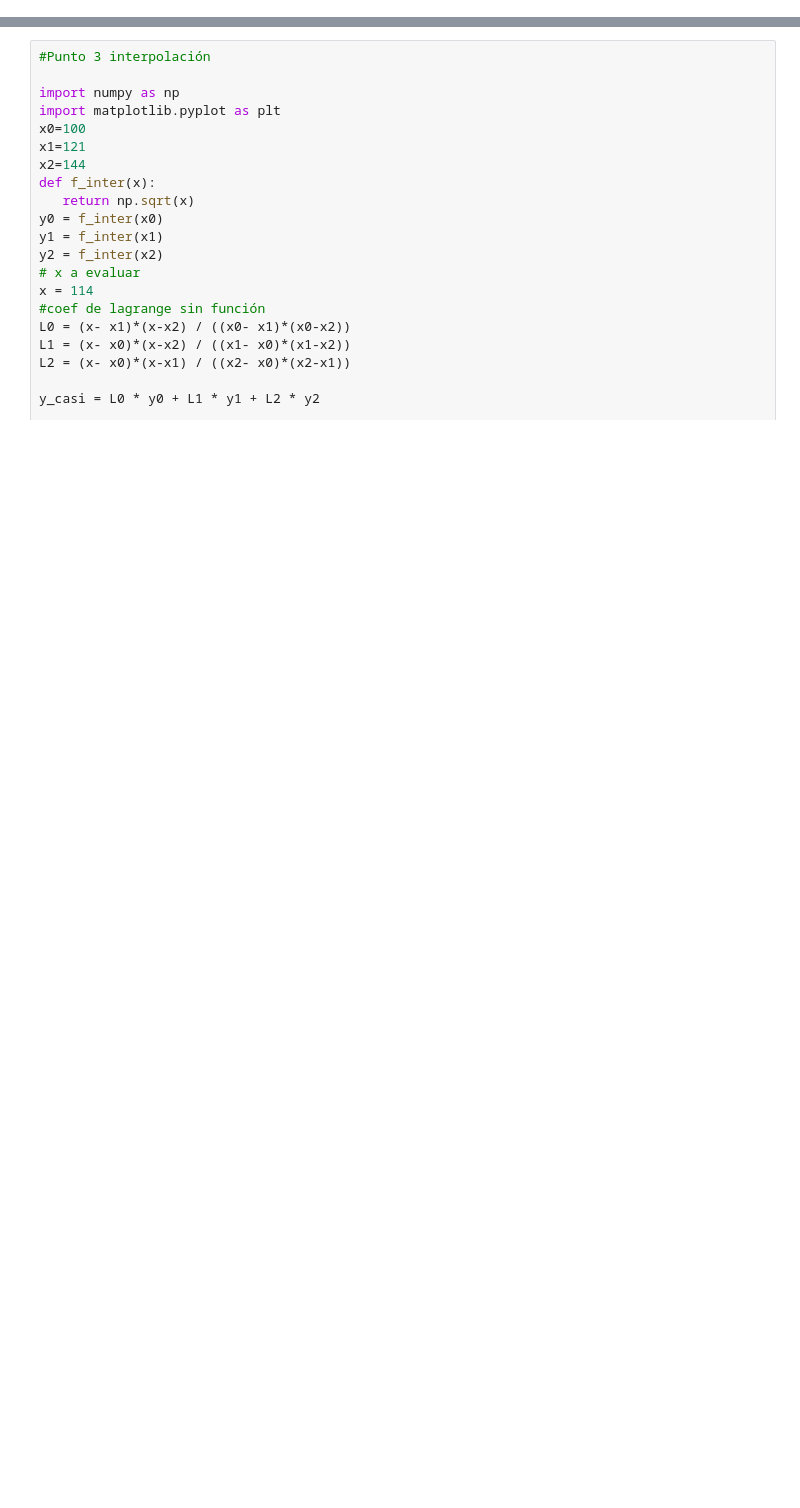
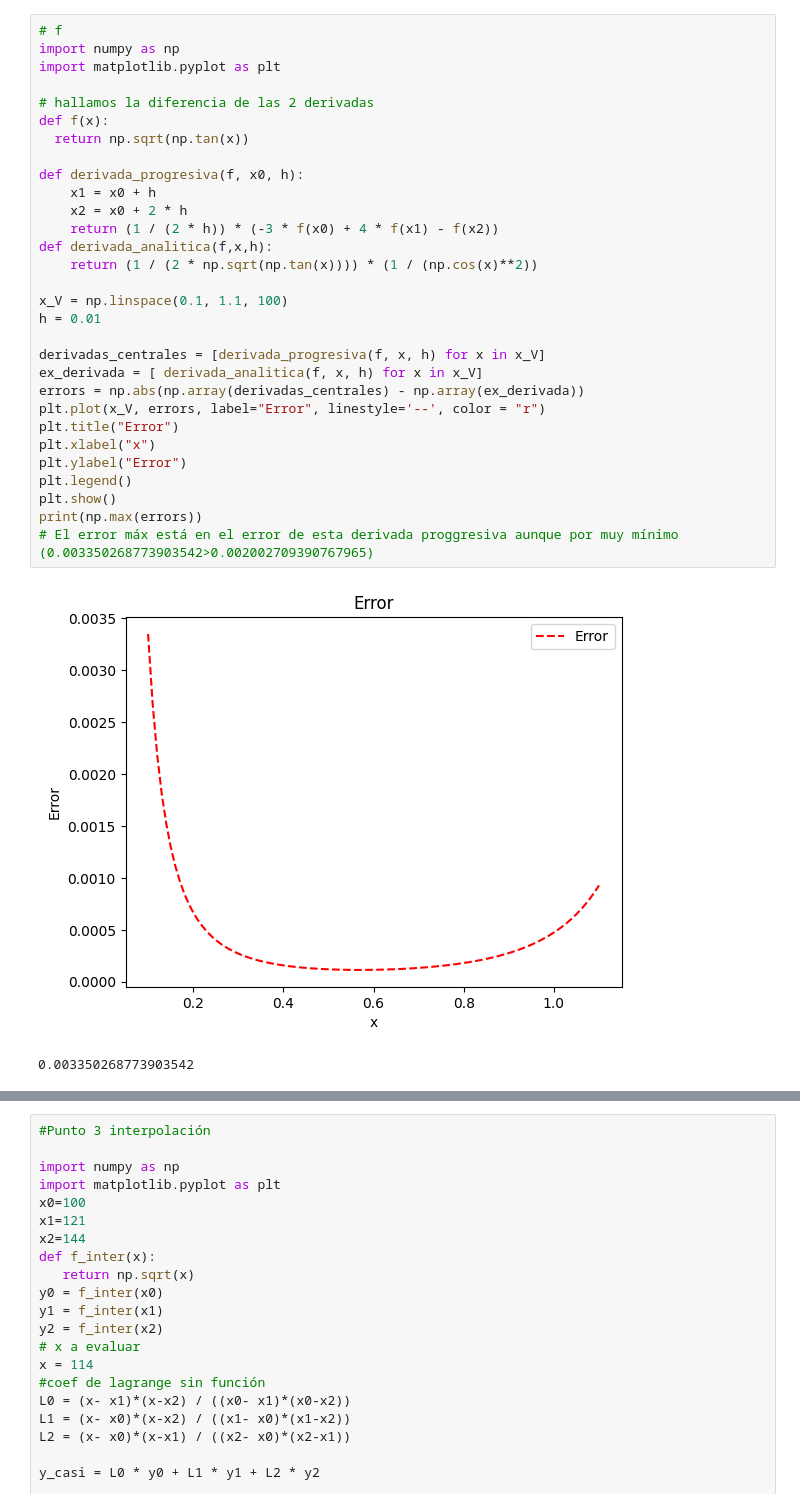
Before and after one commit to JuanGutierrezP/Juan-Diego-Guti-rrez-P., a Jupyter notebook: tarea_interpolacion.ipynb, the cells around one changed output, grey strips where cells are left out. Drawn from its saved outputs; the diff is of its cells as text; blank space fills up the shorter version.

```diff
--- a/tarea_interpolacion.ipynb
+++ b/tarea_interpolacion.ipynb
@@ -4,0 +66,33 @@
+# %%
+# f
+import numpy as np
+import matplotlib.pyplot as plt
+
+# hallamos la diferencia de las 2 derivadas
+def f(x):
+  return np.sqrt(np.tan(x))
+
+def derivada_progresiva(f, x0, h):
+    x1 = x0 + h
+    x2 = x0 + 2 * h
+    return (1 / (2 * h)) * (-3 * f(x0) + 4 * f(x1) - f(x2))
+def derivada_analitica(f,x,h):
+    return (1 / (2 * np.sqrt(np.tan(x)))) * (1 / (np.cos(x)**2))
+
+x_V = np.linspace(0.1, 1.1, 100)
+h = 0.01
+
+derivadas_centrales = [derivada_progresiva(f, x, h) for x in x_V]
+ex_derivada = [ derivada_analitica(f, x, h) for x in x_V]
+errors = np.abs(np.array(derivadas_centrales) - np.array(ex_derivada))
+plt.plot(x_V, errors, label="Error", linestyle='--', color = "r")
+plt.title("Error")
+plt.xlabel("x")
+plt.ylabel("Error")
+plt.legend()
+plt.show()
+print(np.max(errors))
+# El error máx está en el error de esta derivada proggresiva aunque por muy mínimo (0.003350268773903542>0.002002709390767965)
+# %% [output]
+[figure, added]
+0.003350268773903542
```
Also changed, not shown: parts of 5 cells of this notebook.
